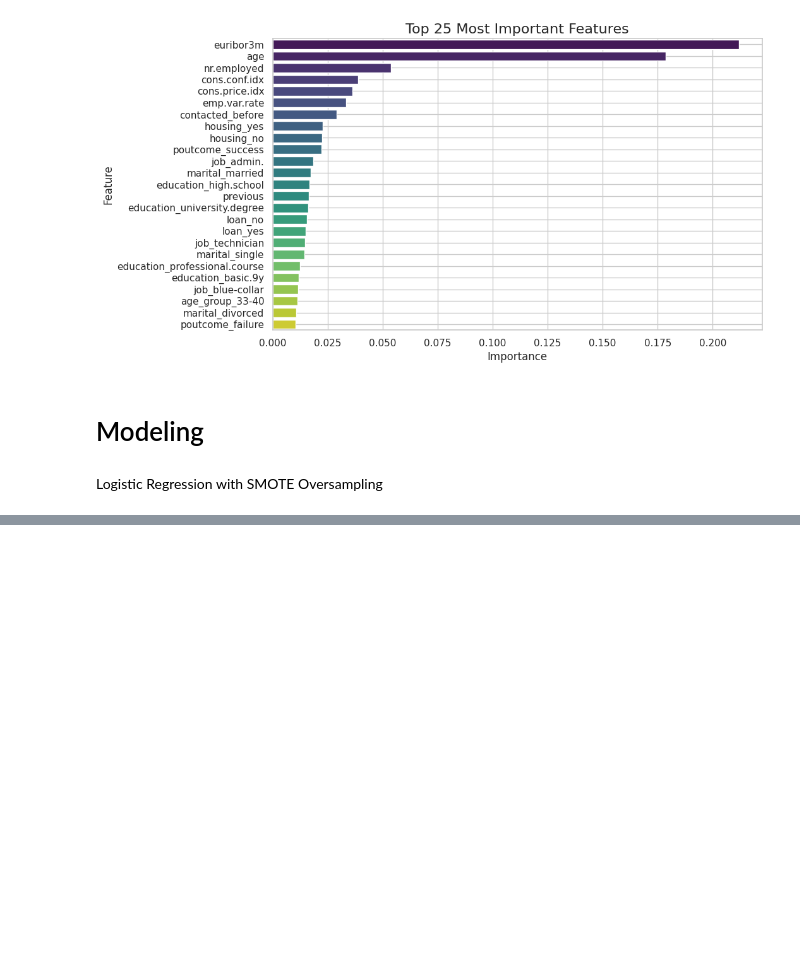
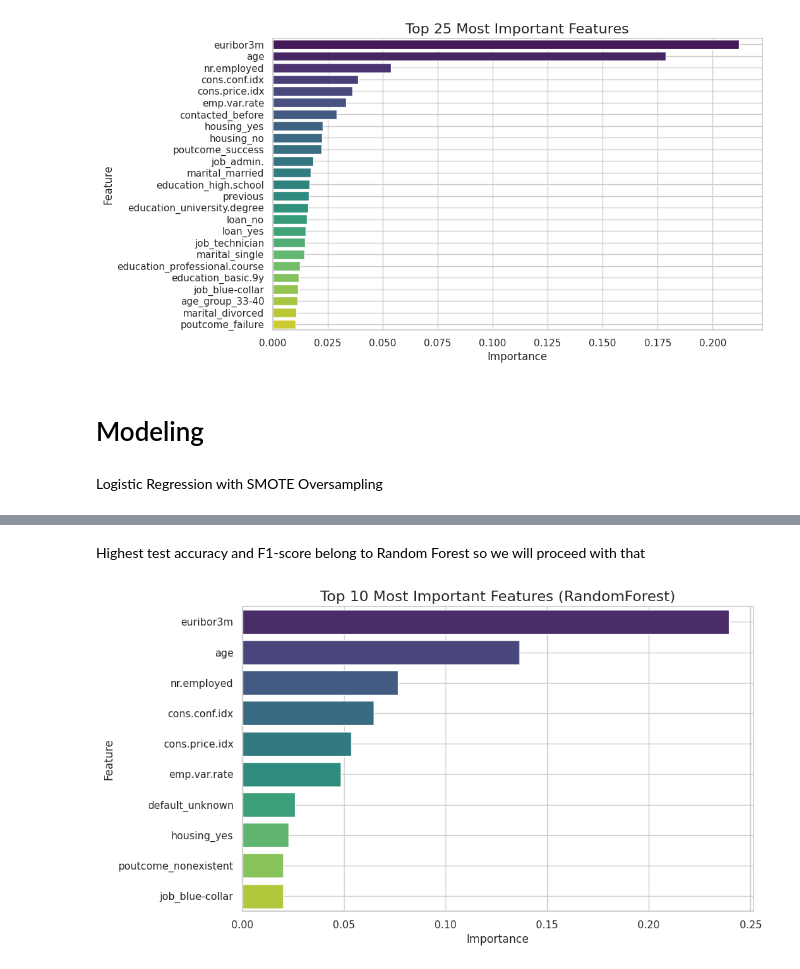
Before and after one commit to melihkurtaran/Bank_Marketing, a Jupyter notebook: TOM_Case.ipynb, the cells around one changed output, grey strips where cells are left out. Cells and saved outputs as stored; diff of their text form; code cells hidden in the pictures; blank space fills up the shorter version.

Commit message:
Model comparison

```diff
--- a/TOM_Case.ipynb
+++ b/TOM_Case.ipynb
@@ -570,9 +563,12 @@ X_train, X_test, y_train, y_test = train_test_split(X_scaled, y, test_size=0.3,
 # %%
 # Apply SMOTE to oversample the minority class
 smote = SMOTE(random_state=42)
-X_train_resampled, y_train_resampled = smote.fit_resample(X_train, y_train)
+X_train_resampled, y_train_resampled = smote.fit_resample(X_encoded, y)
 
-# Perform feature scaling if necessary
+# Split the data into training and testing sets (e.g., 70% train, 30% test)
+X_train, X_test, y_train, y_test = train_test_split(X_train_resampled, y_train_resampled, test_size=0.3, random_state=42)
+
+# Perform feature scaling
 scaler = StandardScaler()
 X_train_scaled = scaler.fit_transform(X_train_resampled)
 X_test_scaled = scaler.transform(X_test)
@@ -583,7 +579,7 @@ logreg.fit(X_train_resampled, y_train_resampled)
 
 # Predict probabilities of the positive class (class 1)
 y_pred_prob = logreg.predict_proba(X_test)[:, 1]
-threshold = 0.7
+threshold = 0.5
 
 # Use the custom threshold to make binary predictions
 y_pred_custom = (y_pred_prob >= threshold).astype(int)
@@ -613,10 +609,10 @@ XGBoost
 # %%
 # Create an XGBoost classifier and fit it to the training data
 xgb_classifier = xgb.XGBClassifier(random_state=42, learning_rate= 0.2, n_estimators= 300)
-xgb_classifier.fit(X_train, y_train)
+xgb_classifier.fit(X_train_scaled, y_train)
 
 # Make predictions on the test data
-y_pred = xgb_classifier.predict(X_test)
+y_pred = xgb_classifier.predict(X_test_scaled)
 
 # Evaluate the model's performance
 print("Accuracy:", accuracy_score(y_test, y_pred))
@@ -640,0 +716,31 @@ weighted avg       0.87      0.89      0.88     12357
+# %% [markdown]
+Highest test accuracy and F1-score belong to Random Forest so we will proceed with that
+# %%
+from sklearn.ensemble import RandomForestClassifier
+import matplotlib.pyplot as plt
+
+# Initialize the RandomForestClassifier
+rf_classifier = RandomForestClassifier(n_estimators=100, random_state=42)
+
+# Fit the model to your scaled training data
+rf_classifier.fit(X_train, y_train)
+
+# Get feature importances
+feature_importances = rf_classifier.feature_importances_
+
+# Create a DataFrame to store feature names and their importances
+feature_importance_df = pd.DataFrame({'Feature': X_train.columns, 'Importance': feature_importances})
+
+# Sort features by importance in descending order
+feature_importance_df = feature_importance_df.sort_values(by='Importance', ascending=False)
+
+# Plot feature importance for the top features
+plt.figure(figsize=(10, 6))
+sns.barplot(data=feature_importance_df.head(10), x='Importance', y='Feature', palette='viridis')
+plt.title('Top 10 Most Important Features (RandomForest)', fontsize=16)
+plt.xlabel('Importance', fontsize=12)
+plt.ylabel('Feature', fontsize=12)
+plt.grid(True)
+plt.show()
+# %% [output]
+[figure, added]
```
Also changed, not shown: parts of 11 cells of this notebook.
